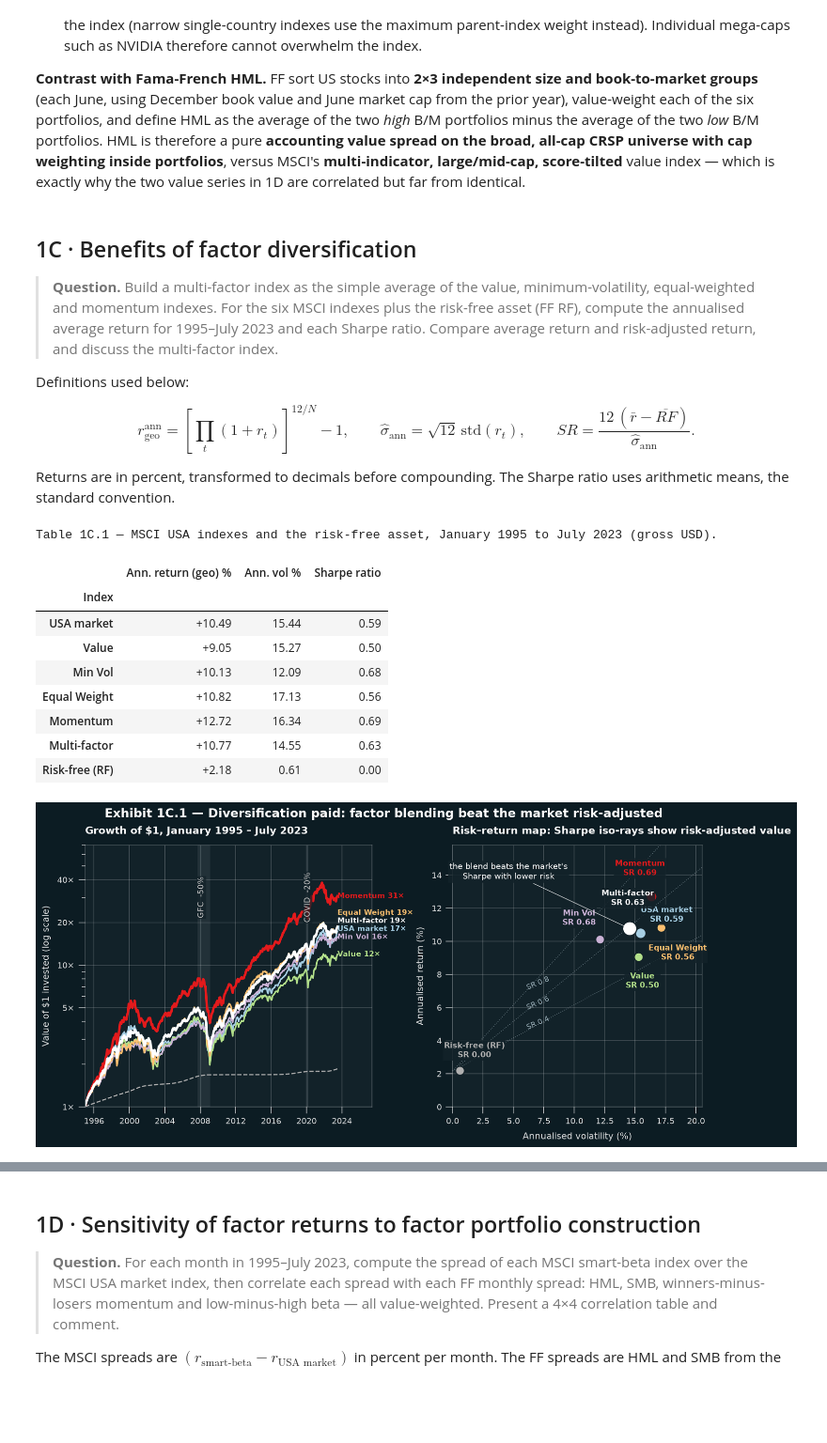
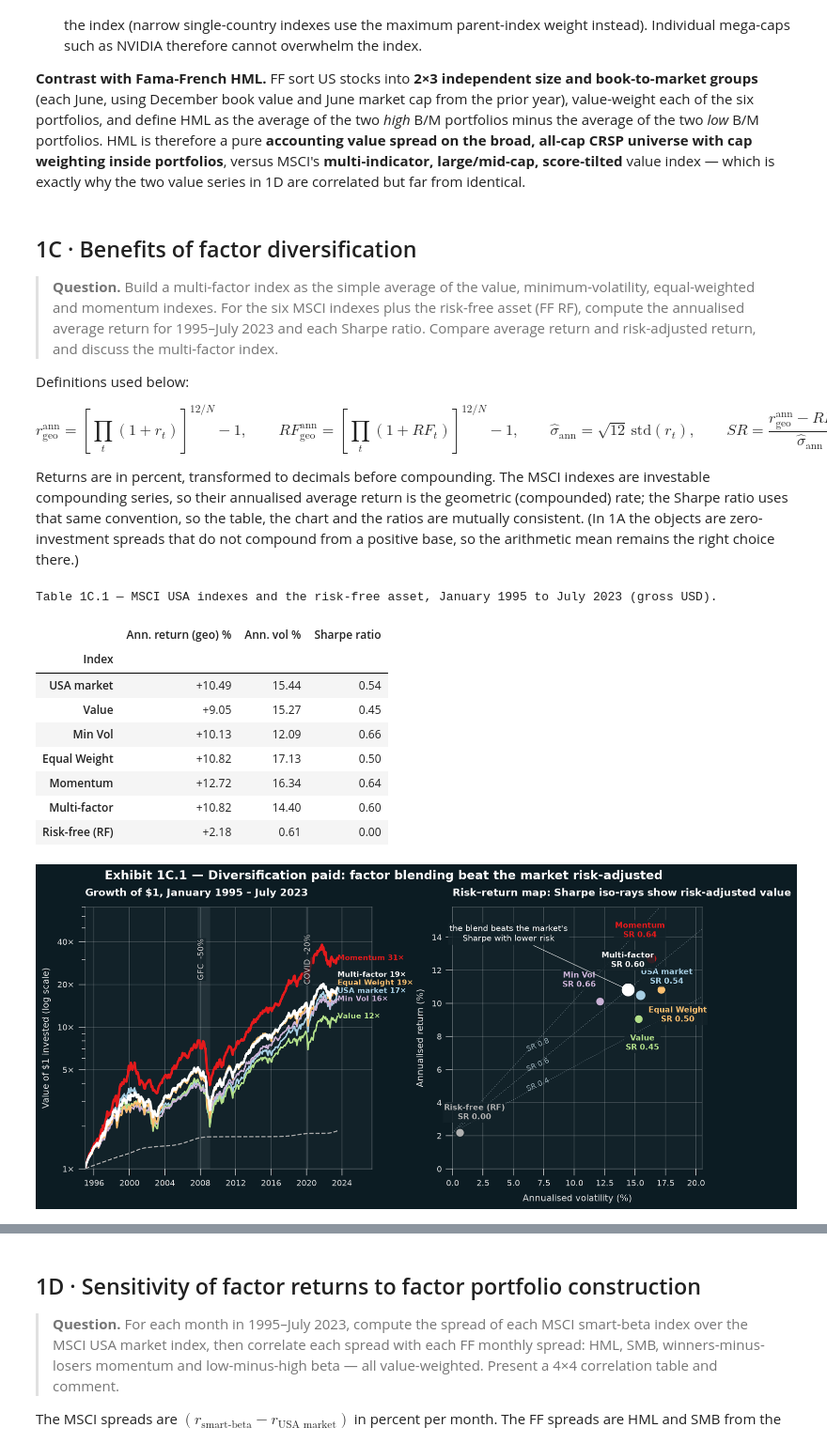
Before and after one commit to Prolead1/goldman2, a Jupyter notebook: notebooks/part1-factor-investing.ipynb, the cells around one changed output, grey strips where cells are left out. Shown at 94% size. Drawn from its saved outputs; the diff is of its cells as text; code cells hidden in the pictures; blank space fills up the shorter version.

```diff
--- a/notebooks/part1-factor-investing.ipynb
+++ b/notebooks/part1-factor-investing.ipynb
@@ -405,10 +405,11 @@ save_exhibit(fig, "1b_msci_pipeline")
 Definitions used below:
 
 $$ r^{\text{ann}}_{\text{geo}} = \left[\prod_t (1 + r_t)\right]^{12/N} - 1, \qquad
+RF^{\text{ann}}_{\text{geo}} = \left[\prod_t (1 + RF_t)\right]^{12/N} - 1, \qquad
 \hat\sigma_{\text{ann}} = \sqrt{12}\,\mathrm{std}(r_t), \qquad
-SR = \frac{12\,(\bar r - \overline{RF})}{\hat\sigma_{\text{ann}}}. $$
+SR = \frac{r^{\text{ann}}_{\text{geo}} - RF^{\text{ann}}_{\text{geo}}}{\hat\sigma_{\text{ann}}}. $$
 
-Returns are in percent, transformed to decimals before compounding. The Sharpe ratio uses arithmetic means, the standard convention.
+Returns are in percent, transformed to decimals before compounding. The MSCI indexes are investable compounding series, so their annualised average return is the geometric (compounded) rate; the Sharpe ratio uses that same convention, so the table, the chart and the ratios are mutually consistent. (In 1A the objects are zero-investment spreads that do not compound from a positive base, so the arithmetic mean remains the right choice there.)
 # %%
 MSCI_LABELS = {
     "USA Standard (Large+Mid Cap)": ("USA market", C["market"]),
@@ -422,17 +423,23 @@ idx = msci.index.intersection(ff3.index)
 msci_px = msci.loc[idx] / 100.0                                  # decimals
 rf = ff3.loc[idx, "RF"] / 100.0                                  # decimals
 short_names = {long: label for long, (label, _) in MSCI_LABELS.items()}
-multi = msci_px[list(MSCI_LABELS)].mean(axis=1)
+# The brief defines the multi-factor index as the average of the four smart-beta
+# indexes only; the broad USA market stays in the table as its own row.
+multi = msci_px[list(MSCI_LABELS)].drop(columns="USA Standard (Large+Mid Cap)").mean(axis=1)
 index_returns = msci_px[list(MSCI_LABELS)].rename(columns=short_names)
 index_returns["Multi-factor"] = multi
 index_returns["Risk-free (RF)"] = rf
+
+# Same geometric convention for the RF leg, so the Sharpe ratio ties to the
+# geometric annualised returns shown in the table and the risk–return map.
+rf_geo = (1 + rf).prod() ** (12 / len(rf)) - 1
 
 rows = []
 for name, x in index_returns.items():
     n = len(x)
     geo = (1 + x).prod() ** (12 / n) - 1
     vol = x.std(ddof=1) * np.sqrt(12)
-    sharpe = (x.mean() * 12 - rf.mean() * 12) / vol
+    sharpe = (geo - rf_geo) / vol
     rows.append({"Index": name, "Ann. return (geo) %": geo * 100,
                  "Ann. vol %": vol * 100, "Sharpe ratio": sharpe})
 performance = pd.DataFrame(rows).set_index("Index")
@@ -450,12 +457,12 @@ colour_map["Risk-free (RF)"] = C["neutral"]
 Table 1C.1 — MSCI USA indexes and the risk-free asset, January 1995 to July 2023 (gross USD).
 |  | Ann. return (geo) % | Ann. vol % | Sharpe ratio |
 | Index |  |  |  |
-| USA market | +10.49 | 15.44 | 0.59 |
-| Value | +9.05 | 15.27 | 0.50 |
-| Min Vol | +10.13 | 12.09 | 0.68 |
-| Equal Weight | +10.82 | 17.13 | 0.56 |
-| Momentum | +12.72 | 16.34 | 0.69 |
-| Multi-factor | +10.77 | 14.55 | 0.63 |
+| USA market | +10.49 | 15.44 | 0.54 |
+| Value | +9.05 | 15.27 | 0.45 |
+| Min Vol | +10.13 | 12.09 | 0.66 |
+| Equal Weight | +10.82 | 17.13 | 0.50 |
+| Momentum | +12.72 | 16.34 | 0.64 |
+| Multi-factor | +10.82 | 14.40 | 0.60 |
 | Risk-free (RF) | +2.18 | 0.61 | 0.00 |
 # %%
 # Exhibit 1C.1 — growth of $1 and the risk-return map, written as one story
@@ -501,7 +508,7 @@ for name, value in ends.items():
                  xytext=(last_ts, placed[name]), color=colour_map[name],
                  fontsize=9, fontweight="bold", va="center", ha="left", annotation_clip=False)
 
-rf_ann = rf.mean() * 12 * 100
+rf_ann = rf_geo * 100  # geometric RF, matching the geometric returns plotted above
 for sr in [0.4, 0.6, 0.8]:
     xline = np.array([0, 20.5])
     ax2.plot(xline, rf_ann + sr * xline, color="#5A6B73", lw=1.0, ls=":", zorder=1)
@@ -512,32 +519,32 @@ point_labels = {
     "USA market": (17.6, 11.6), "Value": (15.6, 7.6), "Min Vol": (10.4, 11.4),
     "Equal Weight": (18.5, 9.3), "Momentum": (15.4, 14.4), "Multi-factor": (14.4, 12.6),
     "Risk-free (RF)": (1.8, 3.4),
 }
 for name in performance.index:
     r_ann = performance.loc[name, "Ann. return (geo) %"]
     v_ann = performance.loc[name, "Ann. vol %"]
     c = colour_map[name]
     ms = 300 if name == "Multi-factor" else 170 if name in ("USA market", "Momentum") else 120
     ax2.scatter(v_ann, r_ann, s=ms, color=c, zorder=3, edgecolor=PANEL, lw=1.4)
     lx, ly = point_labels.get(name, (v_ann + 0.4, r_ann + 0.4))
     ax2.annotate(f"{name}\nSR {performance.loc[name, 'Sharpe ratio']:.2f}",
                  (v_ann, r_ann), xytext=(lx, ly), fontsize=9.5, color=c, fontweight="bold",
                  ha="center", va="center", zorder=5,
                  bbox=dict(facecolor=PANEL, edgecolor="none", alpha=0.85, pad=1.2))
 
 ax2.set_xlim(0, 20.5); ax2.set_ylim(0, 15.8)
 ax2.set_xlabel("Annualised volatility (%)")
 ax2.set_ylabel("Annualised return (%)")
 ax2.set_title("Risk–return map: Sharpe iso-rays show risk-adjusted value", loc="left", fontsize=12.5)
 callout(ax2, "the blend beats the market's\nSharpe with lower risk",
         xy=(performance.loc["Multi-factor", "Ann. vol %"],
             performance.loc["Multi-factor", "Ann. return (geo) %"]),
         xytext=(4.6, 14.2), colour=C["multi"], fontsize=10)
 
 fig.suptitle("Exhibit 1C.1 — Diversification paid: factor blending beat the market risk-adjusted",
              fontsize=15, fontweight="bold", y=0.99)
 fig.tight_layout(rect=(0, 0, 1, 0.95))
 save_exhibit(fig, "1c_growth_and_risk_return")
 # %% [output]
-[figure, old version]
+[figure, new version]
 # %% [markdown]
```
Also changed, not shown: parts of 3 cells of this notebook, 1 other file.
